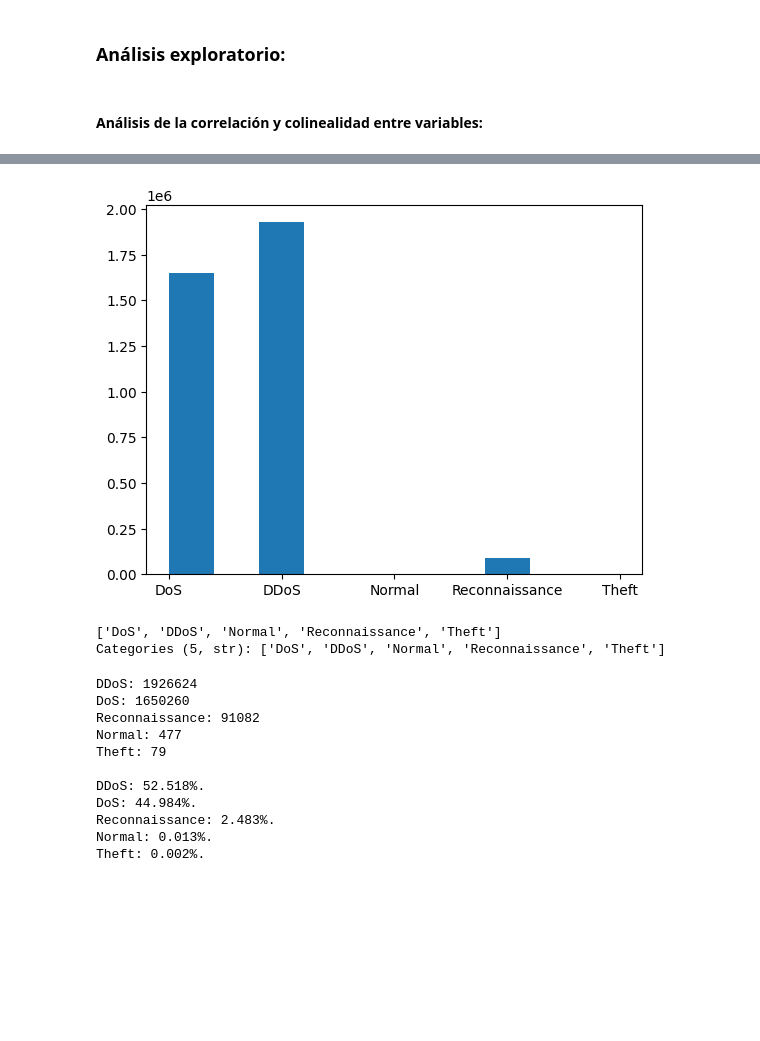
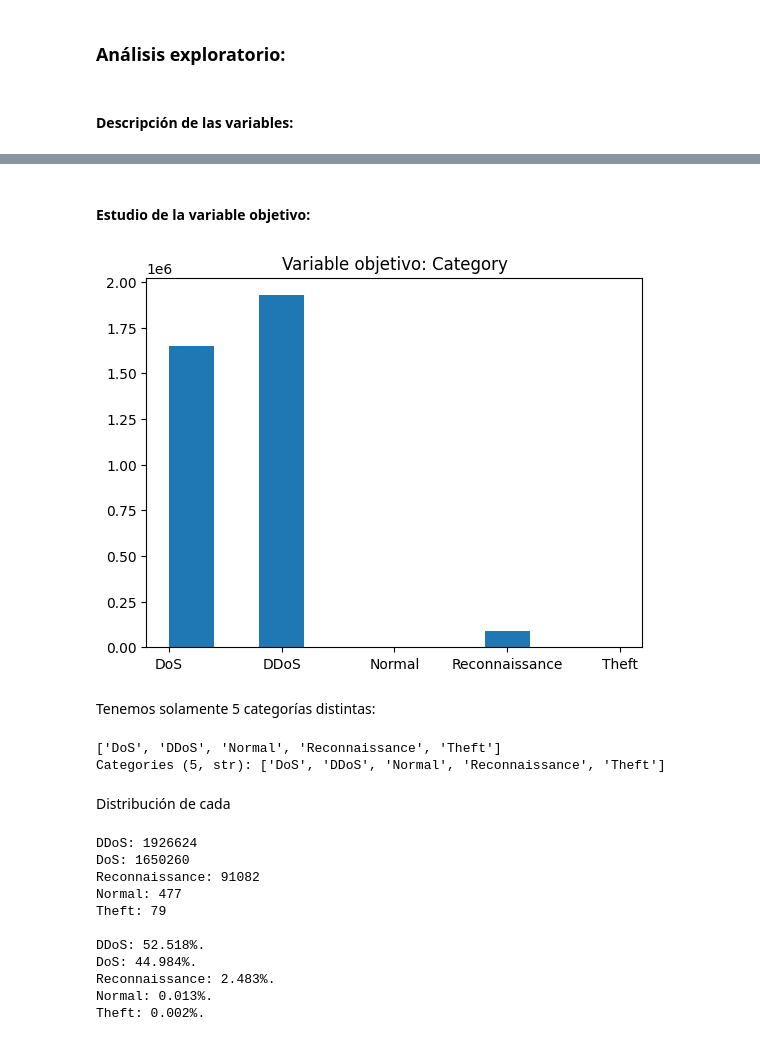
Before and after one commit to PabloDelaFuenteArteaga/autoencoders-ciberseguridad, a Jupyter notebook: notebooks/preprocesado.ipynb, the cells around one changed output, grey strips where cells are left out. Saved outputs shown, nothing was run; the diff lists cells and outputs as text; code cells hidden in the pictures; blank space fills up the shorter version.

```diff
--- a/notebooks/preprocesado.ipynb
+++ b/notebooks/preprocesado.ipynb
@@ -376,0 +383,6 @@ dtype: Int64
+# %%
+X = df.drop(columns=["category"])
+# Variable objetivo
+y = df["category"]
+
+print(f"Contamos con {len(X.columns)} variables distintas de la variable objetivo: Category.")
@@ -411,5 +431,5 @@ input_dim = X_processed.shape[1]
 # %% [markdown]
 ### Análisis exploratorio:
 # %% [markdown]
-#### Análisis de la correlación y colinealidad entre variables:
+#### Descripción de las variables:
 # %%
@@ -448,9 +468,14 @@ df.head(20)
 | 1000018 | 1.528085e+09 | eU | 6 | udp | 3 | 192.168.100.148 | 37170 | 192.168.100.6 | 80 | 8 | ... |
 | 1000019 | 1.528085e+09 | eU | 6 | udp | 3 | 192.168.100.148 | 37171 | 192.168.100.6 | 80 | 8 | ... |
 | 1000020 | 1.528085e+09 | eU | 6 | udp | 3 | 192.168.100.148 | 37172 | 192.168.100.6 | 80 | 8 | ... |
+# %% [markdown]
+#### Estudio de la variable objetivo:
 # %%
-plt.hist(df["category"])
+plt.hist(y)
+plt.title("Variable objetivo: Category")
 plt.show()
 # %% [output]
-[figure, old version]
+[figure, new version]
+# %% [markdown]
+Tenemos solamente 5 categorías distintas:
 # %%
@@ -458,6 +484,8 @@ df["category"].unique()
 # %% [output]
 ['DoS', 'DDoS', 'Normal', 'Reconnaissance', 'Theft']
 Categories (5, str): ['DoS', 'DDoS', 'Normal', 'Reconnaissance', 'Theft']
+# %% [markdown]
+Distribución de cada
 # %%
 total_observaciones = len(df)
 
```
Also changed, not shown: parts of 22 cells of this notebook.
